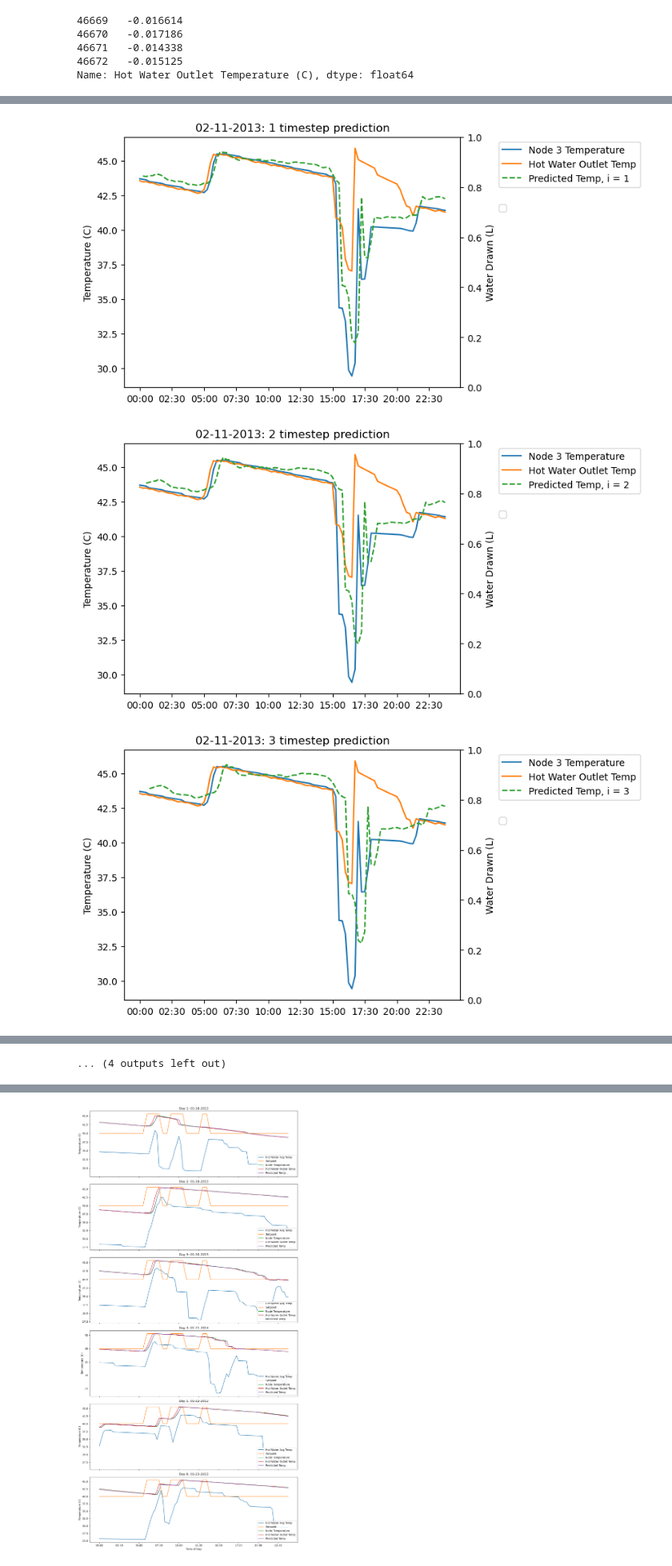
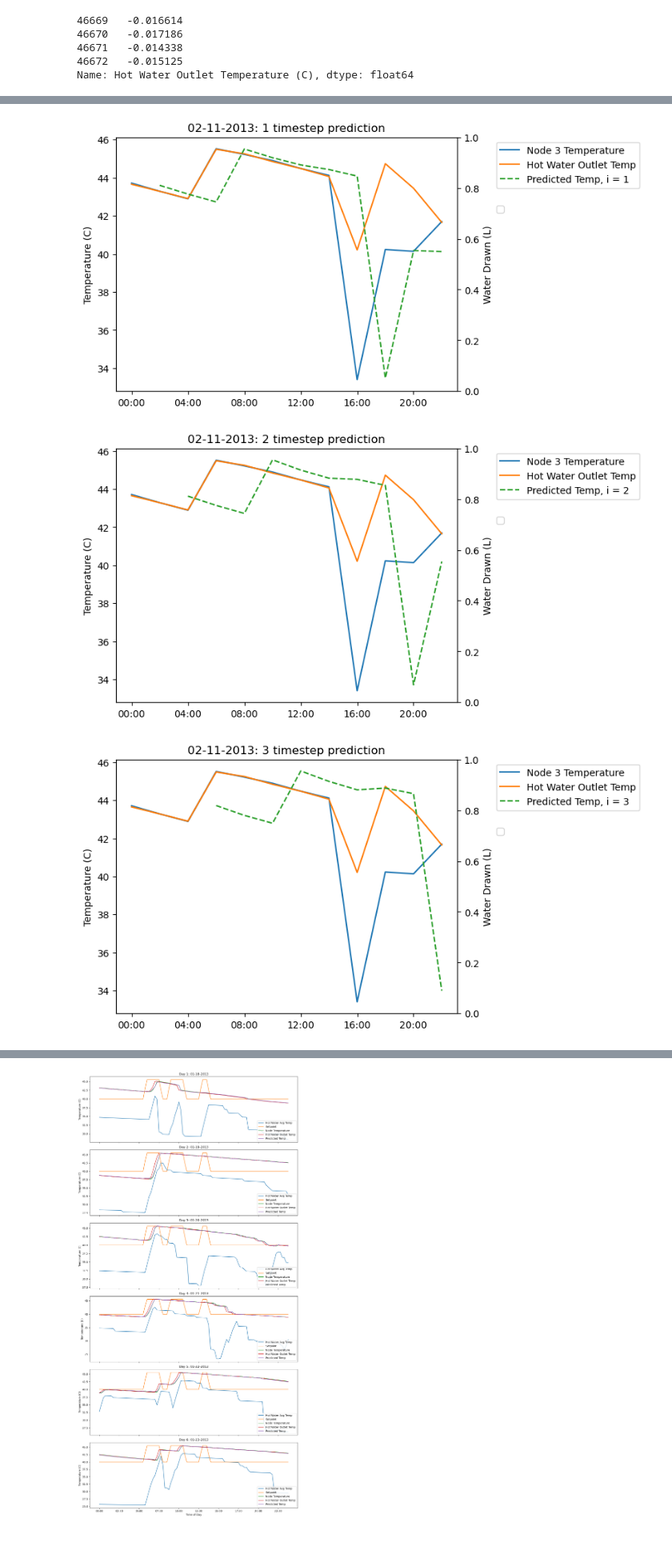
Before and after one commit to NREL/OCHRE, a Jupyter notebook: bin/run_wh_analysis_janelle.ipynb, the cells around one changed output, grey strips where cells are left out. Shown at 80% size. Saved outputs shown, nothing was run; the diff lists cells and outputs as text; code cells hidden in the pictures; blank space fills up the shorter version.

Commit message:
Updated Figure Display to non-intersecting time-intervals

```diff
--- a/bin/run_wh_analysis_janelle.ipynb
+++ b/bin/run_wh_analysis_janelle.ipynb
@@ -226,20 +215,20 @@ import matplotlib.pyplot as plt
 #get data for 1 day
 #1440 minutes in a day / 15 = 96 windows in a day
 days = {25}
-window = 0
-i = 16
+i = 8
+intervals = int(1440 / (15 * 8))
 for time_i in range(i):
     for day in days:
-        x_day = X_val[(96*day):(96* day) + 96]
+        x_day = X_val[(intervals*day):(intervals* day) + intervals]
         #avg_temp_day = x_day[:, 0]
         draw_data_day = x_day[:, 0]
         setpoint_day = x_day[:, 8]
         node_3_temp_day = x_day[:, -2]
         node_10_temp_day = x_day[:, -1]
-        y_day = y_val[(96 * day):(96 * day) + 96]
+        y_day = y_val[(intervals * day):(intervals * day) + intervals]
         y_day = [list(row) for row in zip(*y_day)]
         y_day = y_day[0]
-        y_predict_day = y_predict_val[(96 * day):(96 * day) + 96]
+        y_predict_day = y_predict_val[(intervals * day):(intervals * day) + intervals]
         y_predict_day = y_predict_day[:, time_i]
 
 
@@ -254,7 +243,7 @@ for time_i in range(i):
         #end_time = "23:59:59"
         end_time = datetime(2013, 1, 1, 23, 59, 59)
         # Create datetime range with 15-minute intervals
-        datetime_list = pd.date_range(start=start_time, end=end_time, freq="15T")
+        datetime_list = pd.date_range(start=start_time, end=end_time, freq="2h")
 
         # Convert to a list (optional)
         datetime_list = list(datetime_list)
@@ -299,6 +288,6 @@ for time_i in range(i):
 
         plt.title(str(res)+ f": {time_i} timestep prediction")
 
-        plt.xticks(datetime_list[::10])
+        plt.xticks(datetime_list[::2])
         #plt.legend(loc='lower right')
 # %% [output]
@@ -306,3 +295,3 @@ for time_i in range(i):
-[figure, old version]
+[figure, new version]
-[figure, old version]
+[figure, new version]
-[figure, old version]
+[figure, new version]
@@ -317 +301,0 @@ for time_i in range(i):
-... (4 outputs left out)
```
Also changed, not shown: parts of 11 cells of this notebook.
